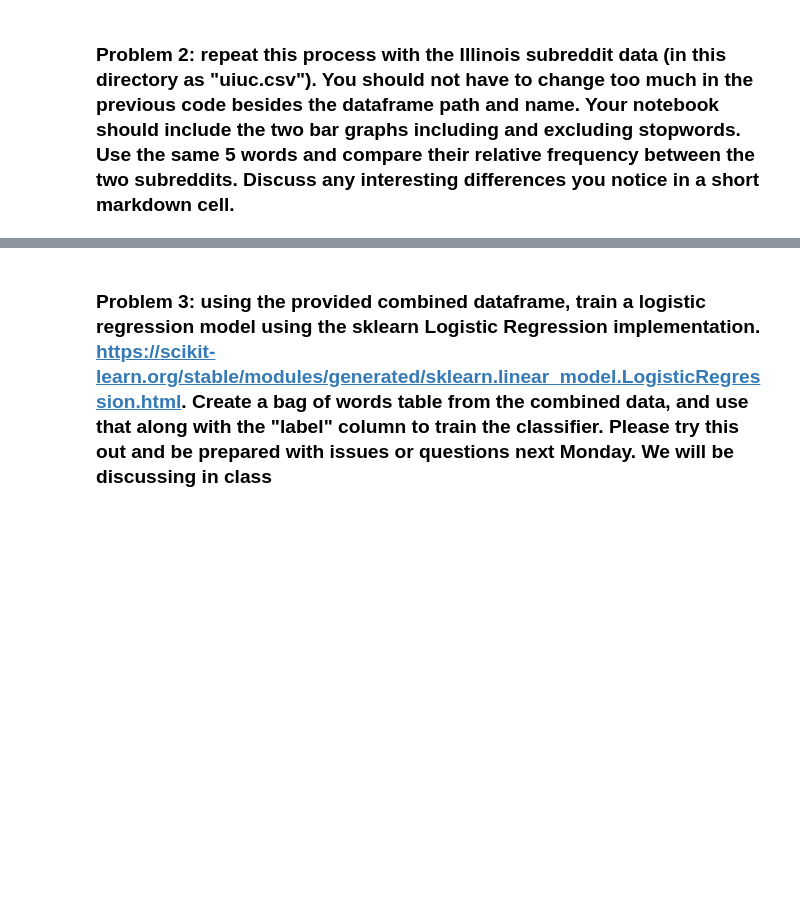
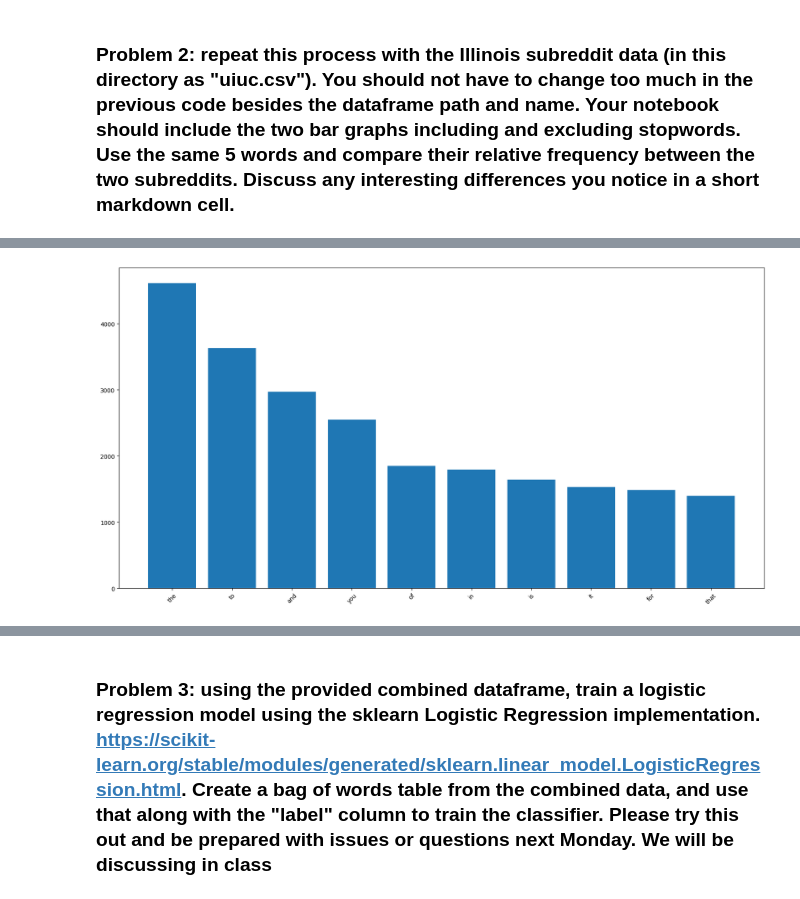
Before and after one commit to jillyketchum/project1-counting-words, a Jupyter notebook: project1.ipynb, the cells around one changed output, grey strips where cells are left out. Drawn from its saved outputs; the diff is of its cells as text; code cells hidden in the pictures; blank space fills up the shorter version.

```diff
--- a/project1.ipynb
+++ b/project1.ipynb
@@ -286,0 +285,36 @@ uiuc=pd.read_csv("uiuc.csv")
+# %%
+uiuc=pd.read_csv("uiuc.csv")
+#this is a function that does some light cleaning, by removing newline characters, converting to lowercase, and removing punctuation
+
+def clean(text):
+    #remove newline and space characters
+    text = ' '.join(text.split())
+    #convert the text to lowercase
+    text = text.lower()
+    #remove punctuation
+    text = ''.join([char for char in text if char.isalpha() or char.isspace()])
+    return text
+#pandas allows us to quickly apply this cleaning function to all rows in a column
+uiuc['cleaned_text'] = uiuc['text'].apply(clean)
+#we can see the first comment after cleaning vs before
+uiuc["cleaned_text"][0]
+uiuc["text"][0]
+#create a bag of words representation with count vectorizer
+vectorizer = CountVectorizer()
+bag_of_words = vectorizer.fit_transform(uiuc['cleaned_text'])
+#this is a sparse matrix, which is a more efficient way to store a matrix with many zeros
+#the matrix has 8339 rows (one for each comment) and 15289 columns (one for each unique word in the dataset)
+bag_of_words
+#create a dataframe from the sparse matrix
+#this is a more human-readable way to view the data
+bow_df = pd.DataFrame(bag_of_words.toarray(), columns=vectorizer.get_feature_names_out())
+bow_df
+#dataframes have a convenient method for summing the values in each column
+#this will give us the number of times each word appears in the dataset
+word_counts = bow_df.sum()
+#we can sort the values to see the most common words
+word_counts = word_counts.sort_values(ascending=False)
+
+#notice that the top words are not very informative, as they are common words that appear in many contexts
+#and bottom words include a lot of typos and other noise
+word_counts
@@ -286,0 +334,10 @@ uiuc=pd.read_csv("uiuc.csv")
+# %%
+#we can plot the most common words
+#we will only plot the top 10 words for readability
+word_counts = word_counts.head(10)
+plt.figure(figsize=(20,10))
+plt.bar(word_counts.index, word_counts.values)
+plt.xticks(rotation=45)
+plt.show()
+# %% [output]
+[figure, added]
```
Also changed, not shown: parts of 6 cells of this notebook.
